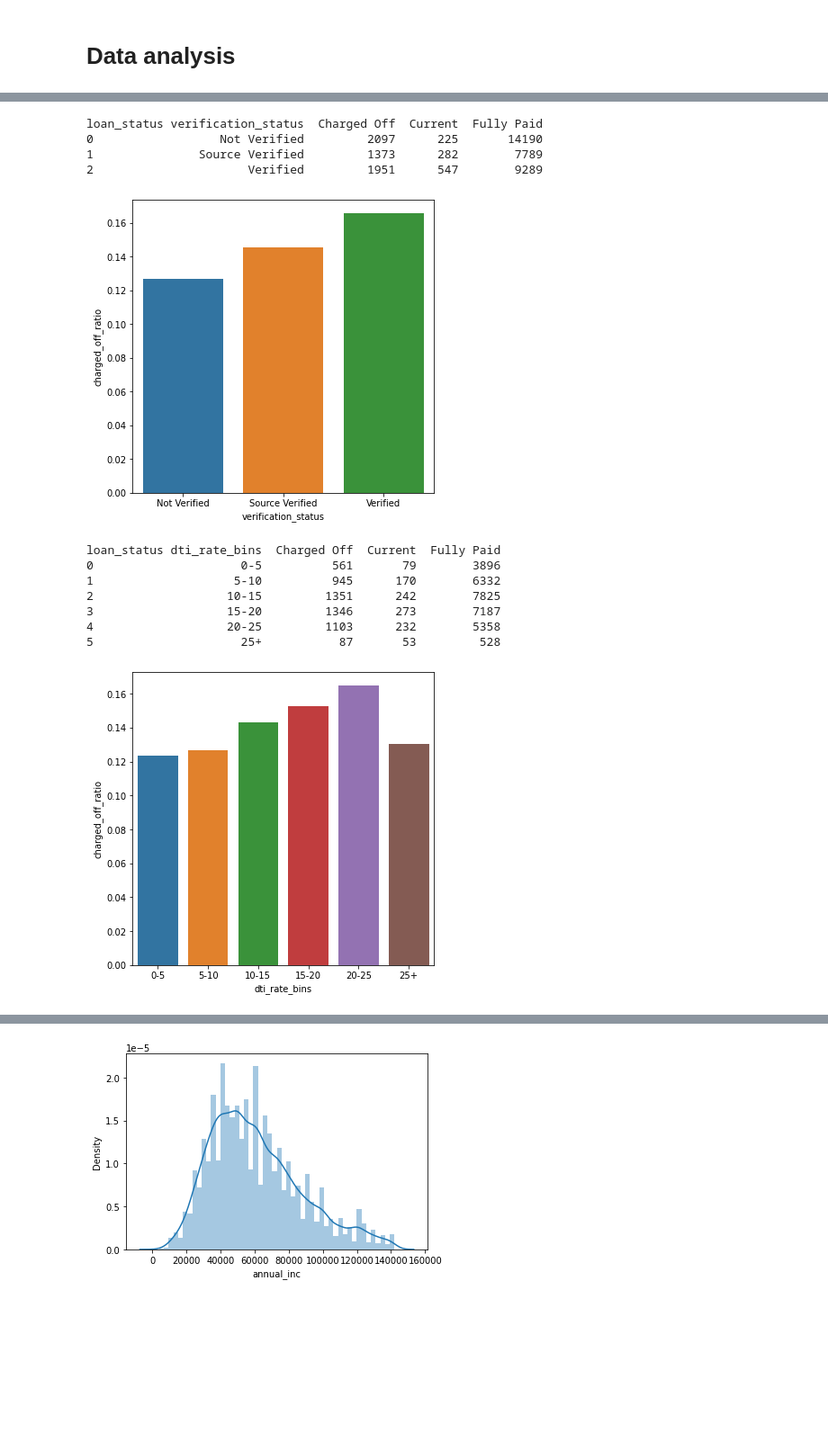
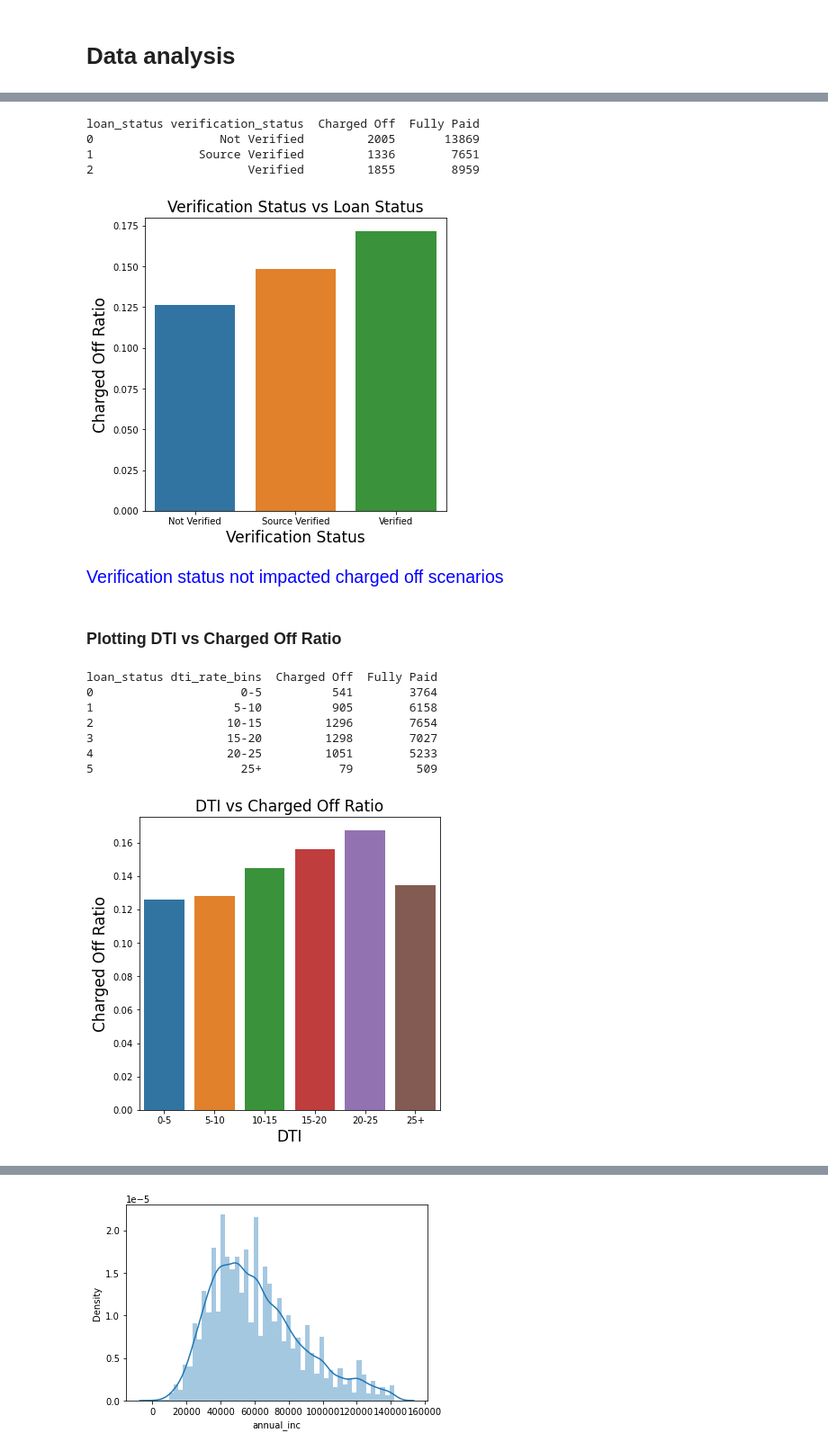
Before and after one commit to sivaprasadt246/LendingClubCaseStudy, a Jupyter notebook: SivaPrasadThota.ipynb, the cells around one changed output, grey strips where cells are left out. Shown at 90% size. Cells and saved outputs as stored; diff of their text form; code cells hidden in the pictures; blank space fills up the shorter version.

Commit message:
Updated notebook - loan amount analysis & added observations

```diff
--- a/SivaPrasadThota.ipynb
+++ b/SivaPrasadThota.ipynb
@@ -145,7 +168,6 @@ loanDf.shape
 # %%
-# Removing % from int_rate, revol_util and removing non numeric characters from emp_length
-loanDf['int_rate'] = loanDf['int_rate'].str.replace('[%]', '')
-loanDf['revol_util'] = loanDf['revol_util'].str.replace('[%]', '')
+loanDf['int_rate'] = loanDf['int_rate'].str.replace('%', '')
+loanDf['revol_util'] = loanDf['revol_util'].str.replace('%', '')
 loanDf['emp_length'] = loanDf['emp_length'].str.replace('[^0-9]+', '')
 
 loanDf.head()
@@ -156,6 +178,3 @@ loanDf.head()
 | 2 | 1077175 | 2400 | 2400 | 2400.0 | 36 months | 15.96 | 84.33 | C | C5 | ... |
 | 3 | 1076863 | 10000 | 10000 | 10000.0 | 36 months | 13.49 | 339.31 | C | C1 | ... |
 | 4 | 1075358 | 3000 | 3000 | 3000.0 | 60 months | 12.69 | 67.79 | B | B5 | ... |
-# %%
-# na value available in emp_length column, updating na to 0
-loanDf.emp_length.fillna('0', inplace=True)
@@ -161,0 +183,2 @@ loanDf.emp_length.fillna('0', inplace=True)
+# %%
+loanDf = loanDf[loanDf.loan_status != "Current"]
@@ -161,0 +209,3 @@ loanDf.emp_length.fillna('0', inplace=True)
+# %%
+loanDf = loanDf[loanDf['emp_length'].notna()]
+loanDf.apply(lambda x: sum(x.isnull()), axis=0)
@@ -499,37 +669,48 @@ plt.show()
 verification_status_loan_df = loanDf.groupby(['verification_status', 'loan_status']).loan_status.count().unstack().reset_index()
 print(verification_status_loan_df)
 
-verification_status_loan_df['total_count'] = verification_status_loan_df['Charged Off'] + verification_status_loan_df['Fully Paid'] + verification_status_loan_df['Current']
+verification_status_loan_df['total_count'] = verification_status_loan_df['Charged Off'] + verification_status_loan_df['Fully Paid']
 verification_status_loan_df['charged_off_ratio'] = verification_status_loan_df['Charged Off'] / verification_status_loan_df['total_count']
 
 plt.figure(figsize=(6, 6))
-sns.barplot(x='verification_status', y='charged_off_ratio', data=verification_status_loan_df)
+plot = sns.barplot(x='verification_status', y='charged_off_ratio', data=verification_status_loan_df)
+plot.set_title("Verification Status vs Loan Status", fontsize=17)
+plot.set_xlabel("Verification Status", fontsize=17)
+plot.set_ylabel("Charged Off Ratio", fontsize=17)
+
 plt.show()
 # %% [output]
-loan_status verification_status  Charged Off  Current  Fully Paid
-0                  Not Verified         2097      225       14190
-1               Source Verified         1373      282        7789
-2                      Verified         1951      547        9289
+loan_status verification_status  Charged Off  Fully Paid
+0                  Not Verified         2005       13869
+1               Source Verified         1336        7651
+2                      Verified         1855        8959
-[figure, old version]
+[figure, new version]
+# %% [markdown]
+<p style="font-family: Arial; font-size:1.4em;color:blue;"> Verification status not impacted charged off scenarios </p>
+# %% [markdown]
+### Plotting DTI vs Charged Off Ratio
 # %%
 # Let's check dti
 loanDf['dti_rate_bins'] = pd.cut(loanDf['dti'], [0, 5, 10, 15, 20, 25, 30], labels=['0-5', '5-10', '10-15', '15-20', '20-25', '25+'])
 
 dti_loan_df = loanDf.groupby(['dti_rate_bins', 'loan_status']).loan_status.count().unstack().reset_index()
 print (dti_loan_df)
 
-dti_loan_df['total_count'] = dti_loan_df['Charged Off'] + dti_loan_df['Fully Paid'] + dti_loan_df['Current']
+dti_loan_df['total_count'] = dti_loan_df['Charged Off'] + dti_loan_df['Fully Paid']
 dti_loan_df['charged_off_ratio'] = dti_loan_df['Charged Off'] / dti_loan_df['total_count']
 
 plt.figure(figsize=(6, 6))
-sns.barplot(x='dti_rate_bins', y='charged_off_ratio', data=dti_loan_df)
+plot = sns.barplot(x='dti_rate_bins', y='charged_off_ratio', data=dti_loan_df)
+plot.set_title("DTI vs Charged Off Ratio", fontsize=17)
+plot.set_xlabel("DTI", fontsize=17)
+plot.set_ylabel("Charged Off Ratio", fontsize=17)
 plt.show()
 # %% [output]
-loan_status dti_rate_bins  Charged Off  Current  Fully Paid
-0                     0-5          561       79        3896
-1                    5-10          945      170        6332
-2                   10-15         1351      242        7825
-3                   15-20         1346      273        7187
-4                   20-25         1103      232        5358
-5                     25+           87       53         528
+loan_status dti_rate_bins  Charged Off  Fully Paid
+0                     0-5          541        3764
+1                    5-10          905        6158
+2                   10-15         1296        7654
+3                   15-20         1298        7027
+4                   20-25         1051        5233
+5                     25+           79         509
-[figure, old version]
+[figure, new version]
```
Also changed, not shown: parts of 130 cells of this notebook.
